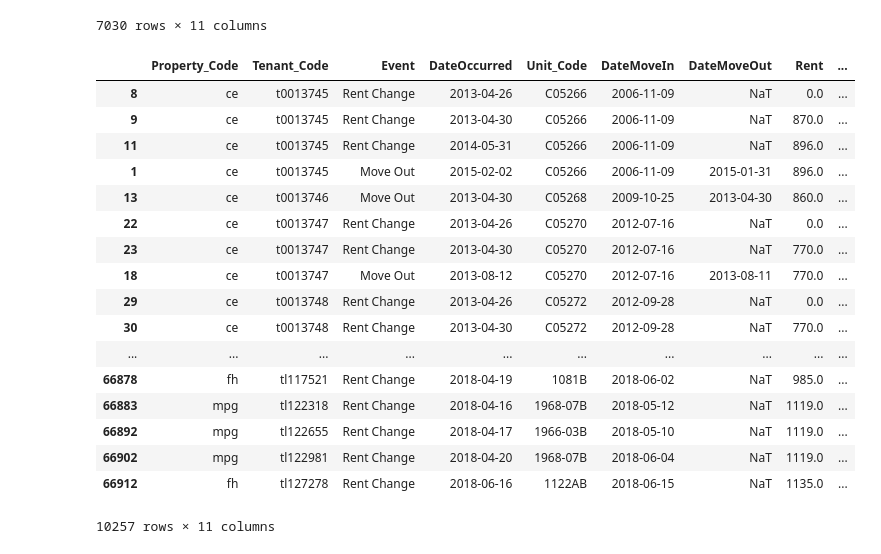
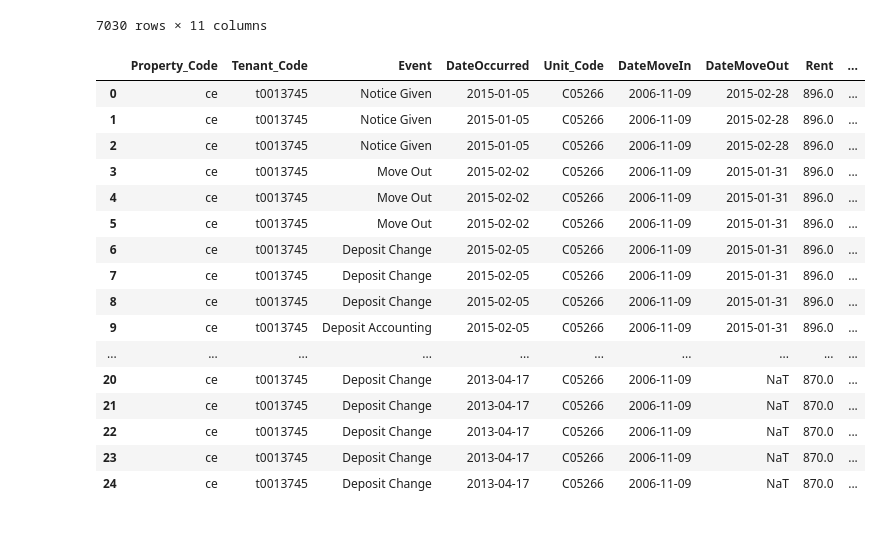
Before and after one commit to richinohio/Final_Project, a Jupyter notebook: Rent Change vs No Rent Change.ipynb, the cells around one changed output. Cells and saved outputs as stored; diff of their text form; code cells hidden in the pictures.

```diff
--- a/Rent Change vs No Rent Change.ipynb
+++ b/Rent Change vs No Rent Change.ipynb
@@ -88,28 +88,30 @@ rent_change_tenants.reset_index(drop = True)
 | 7028 | mpg | tl122981 | Rent Change | 2018-04-20 | 1968-07B | 2018-06-04 | NaT | 1119.0 | ... |
 | 7029 | fh | tl127278 | Rent Change | 2018-06-16 | 1122AB | 2018-06-15 | NaT | 1135.0 | ... |
 7030 rows × 11 columns
-# %%
-rentchange = pd.concat([tenants_df, rent_change_tenants]).drop_duplicates().reset_index(drop=True)
-rentchange = rentchange.loc[rentchange["Event"].isin(["Rent Change", "Move Out"])]
-rentchange.reset_index(drop = True)
-rentchange = rentchange.sort_values(by = ["Tenant_Code", "DateOccurred"])
-rentchange
-# %% [output]
-|  | Property_Code | Tenant_Code | Event | DateOccurred | Unit_Code | DateMoveIn | DateMoveOut | Rent | ... |
-| 8 | ce | t0013745 | Rent Change | 2013-04-26 | C05266 | 2006-11-09 | NaT | 0.0 | ... |
-| 9 | ce | t0013745 | Rent Change | 2013-04-30 | C05266 | 2006-11-09 | NaT | 870.0 | ... |
-| 11 | ce | t0013745 | Rent Change | 2014-05-31 | C05266 | 2006-11-09 | NaT | 896.0 | ... |
-| 1 | ce | t0013745 | Move Out | 2015-02-02 | C05266 | 2006-11-09 | 2015-01-31 | 896.0 | ... |
-| 13 | ce | t0013746 | Move Out | 2013-04-30 | C05268 | 2009-10-25 | 2013-04-30 | 860.0 | ... |
-| 22 | ce | t0013747 | Rent Change | 2013-04-26 | C05270 | 2012-07-16 | NaT | 0.0 | ... |
-| 23 | ce | t0013747 | Rent Change | 2013-04-30 | C05270 | 2012-07-16 | NaT | 770.0 | ... |
-| 18 | ce | t0013747 | Move Out | 2013-08-12 | C05270 | 2012-07-16 | 2013-08-11 | 770.0 | ... |
-| 29 | ce | t0013748 | Rent Change | 2013-04-26 | C05272 | 2012-09-28 | NaT | 0.0 | ... |
-| 30 | ce | t0013748 | Rent Change | 2013-04-30 | C05272 | 2012-09-28 | NaT | 770.0 | ... |
-| ... | ... | ... | ... | ... | ... | ... | ... | ... | ... |
-| 66878 | fh | tl117521 | Rent Change | 2018-04-19 | 1081B | 2018-06-02 | NaT | 985.0 | ... |
-| 66883 | mpg | tl122318 | Rent Change | 2018-04-16 | 1968-07B | 2018-05-12 | NaT | 1119.0 | ... |
-| 66892 | mpg | tl122655 | Rent Change | 2018-04-17 | 1966-03B | 2018-05-10 | NaT | 1119.0 | ... |
-| 66902 | mpg | tl122981 | Rent Change | 2018-04-20 | 1968-07B | 2018-06-04 | NaT | 1119.0 | ... |
-| 66912 | fh | tl127278 | Rent Change | 2018-06-16 | 1122AB | 2018-06-15 | NaT | 1135.0 | ... |
-10257 rows × 11 columns
+# %%
+rentchange = pd.merge(tenants_df, rent_change_tenants, on = "Tenant_Code")
+rentchange = rentchange.drop(columns = ['Property_Code_y', 'Event_y',
+       'DateOccurred_y', 'Unit_Code_y', 'DateMoveIn_y', 'DateMoveOut_y',
+       'Rent_y', 'Sqft_y', 'Length of Stay_y', 'Vacancy_y'])
+rentchange = rentchange.rename(columns = {"Property_Code_x": 'Property_Code', "Event_x": 'Event', "DateOccurred_x":'DateOccurred', "Unit_Code_x":'Unit_Code',
+       "DateMoveIn_x":'DateMoveIn', "DateMoveOut_x": 'DateMoveOut', "Rent_x":'Rent', "Sqft_x":'Sqft', "Length of Stay_x":'Length of Stay', "Vacancy_x": "Vacancy" })
+rentchange.sort_values(["Tenant_Code", "DateOccurred"])
+rentchange.head(25)
+# %% [output]
+|  | Property_Code | Tenant_Code | Event | DateOccurred | Unit_Code | DateMoveIn | DateMoveOut | Rent | ... |
+| 0 | ce | t0013745 | Notice Given | 2015-01-05 | C05266 | 2006-11-09 | 2015-02-28 | 896.0 | ... |
+| 1 | ce | t0013745 | Notice Given | 2015-01-05 | C05266 | 2006-11-09 | 2015-02-28 | 896.0 | ... |
+| 2 | ce | t0013745 | Notice Given | 2015-01-05 | C05266 | 2006-11-09 | 2015-02-28 | 896.0 | ... |
+| 3 | ce | t0013745 | Move Out | 2015-02-02 | C05266 | 2006-11-09 | 2015-01-31 | 896.0 | ... |
+| 4 | ce | t0013745 | Move Out | 2015-02-02 | C05266 | 2006-11-09 | 2015-01-31 | 896.0 | ... |
+| 5 | ce | t0013745 | Move Out | 2015-02-02 | C05266 | 2006-11-09 | 2015-01-31 | 896.0 | ... |
+| 6 | ce | t0013745 | Deposit Change | 2015-02-05 | C05266 | 2006-11-09 | 2015-01-31 | 896.0 | ... |
+| 7 | ce | t0013745 | Deposit Change | 2015-02-05 | C05266 | 2006-11-09 | 2015-01-31 | 896.0 | ... |
+| 8 | ce | t0013745 | Deposit Change | 2015-02-05 | C05266 | 2006-11-09 | 2015-01-31 | 896.0 | ... |
+| 9 | ce | t0013745 | Deposit Accounting | 2015-02-05 | C05266 | 2006-11-09 | 2015-01-31 | 896.0 | ... |
+| ... | ... | ... | ... | ... | ... | ... | ... | ... | ... |
+| 20 | ce | t0013745 | Deposit Change | 2013-04-17 | C05266 | 2006-11-09 | NaT | 870.0 | ... |
+| 21 | ce | t0013745 | Deposit Change | 2013-04-17 | C05266 | 2006-11-09 | NaT | 870.0 | ... |
+| 22 | ce | t0013745 | Deposit Change | 2013-04-17 | C05266 | 2006-11-09 | NaT | 870.0 | ... |
+| 23 | ce | t0013745 | Deposit Change | 2013-04-17 | C05266 | 2006-11-09 | NaT | 870.0 | ... |
+| 24 | ce | t0013745 | Deposit Change | 2013-04-17 | C05266 | 2006-11-09 | NaT | 870.0 | ... |
```
Also changed, not shown: parts of 7 cells of this notebook, 1 other file.
